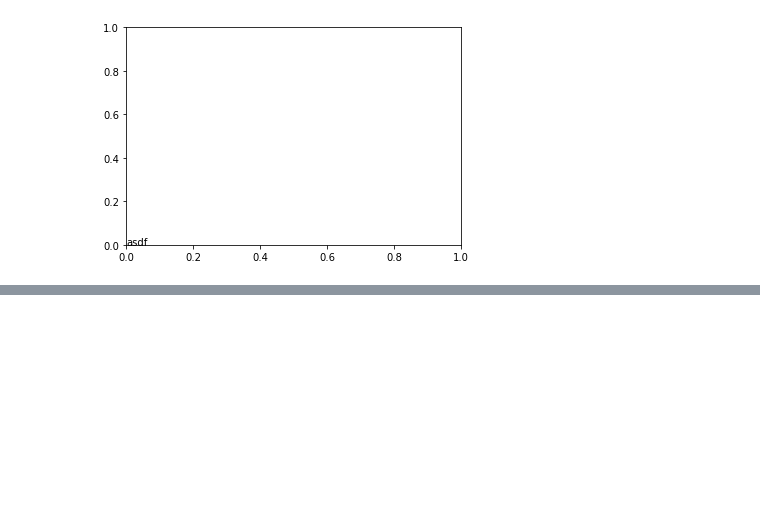
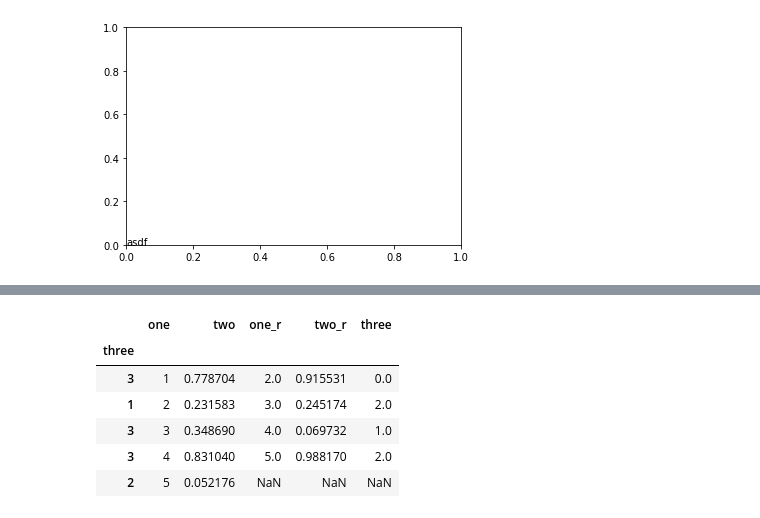
Before and after one commit to insommer/AnalysisCode, a Jupyter notebook: Coding Test/Coding Test.ipynb, the cells around one changed output, grey strips where cells are left out. Saved outputs shown, nothing was run; the diff lists cells and outputs as text; code cells hidden in the pictures; blank space fills up the shorter version.

```diff
--- a/Coding Test/Coding Test.ipynb
+++ b/Coding Test/Coding Test.ipynb
@@ -2115,0 +2264,7 @@ Text(0, 0, 'asdf')
+# %%
+d = {'one' : [1,2,3,4,5],
+     'two' : np.random.rand(5),
+    'three': np.random.randint(0, high=5, size=5)}
+
+df1 = pd.DataFrame(d)
+df1
@@ -2115,0 +2278,7 @@ Text(0, 0, 'asdf')
+# %%
+d = {'one' : [1,2,3,4,5],
+     'two' : np.random.rand(5),
+    'three': np.random.randint(0, high=5, size=5)}
+
+df2 = pd.DataFrame(d).set_index('three')
+df2
@@ -2115,0 +2293,10 @@ Text(0, 0, 'asdf')
+# %%
+df2.join(df1, on='one', rsuffix='_r')
+# %% [output]
+|  | one | two | one_r | two_r | three |
+| three |  |  |  |  |  |
+| 3 | 1 | 0.778704 | 2.0 | 0.915531 | 0.0 |
+| 1 | 2 | 0.231583 | 3.0 | 0.245174 | 2.0 |
+| 3 | 3 | 0.348690 | 4.0 | 0.069732 | 1.0 |
+| 3 | 4 | 0.831040 | 5.0 | 0.988170 | 2.0 |
+| 2 | 5 | 0.052176 | NaN | NaN | NaN |
```
Also changed, not shown: parts of 38 cells of this notebook, 2 other files.
